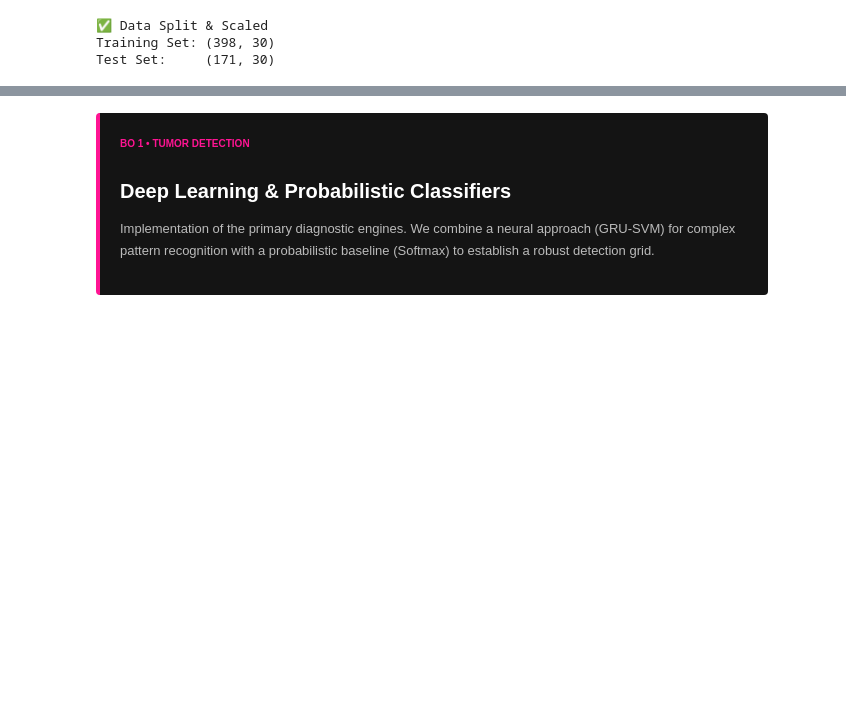
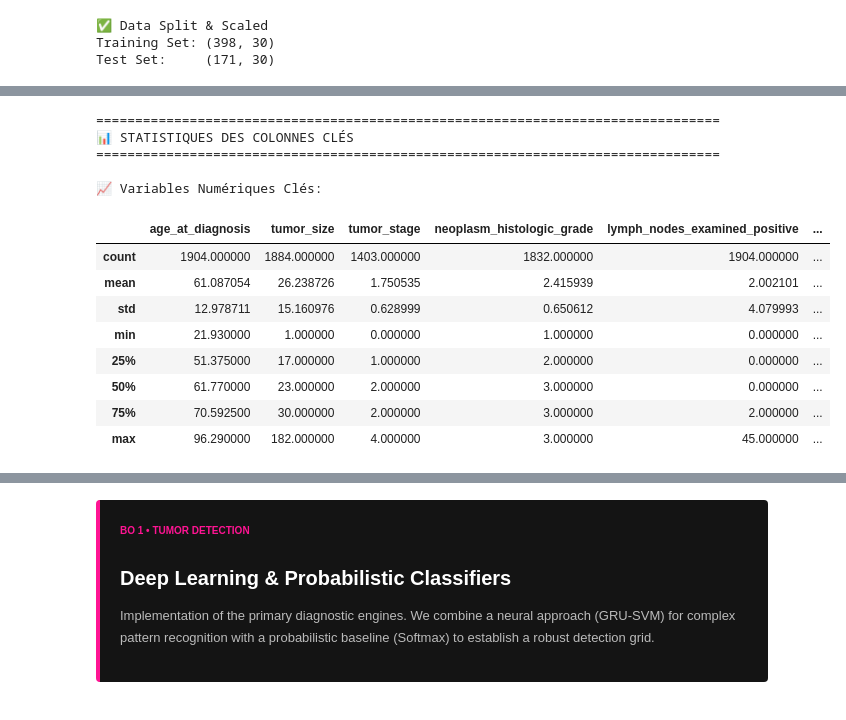
Before and after one commit to yasmineCH03/Breast_Cancer_Detection_ML_Project, a Jupyter notebook: Notebooks/synthesis_notebook.ipynb, the cells around one changed output, grey strips where cells are left out. Cells and saved outputs as stored; diff of their text form; code cells hidden in the pictures; blank space fills up the shorter version.

```diff
--- a/Notebooks/synthesis_notebook.ipynb
+++ b/Notebooks/synthesis_notebook.ipynb
@@ -1327,0 +1329,19 @@ Test Set:     (171, 30)
+# %%
+
+missing_total = df.isnull().sum().sum()
+missing_pct = (missing_total / (df.shape[0] * df.shape[1])) * 100
+
+print(f"\n❓ VALEURS MANQUANTES GLOBALES:")
+print(f"   Total: {missing_total:,} ({missing_pct:.2f}%)")
+
+# Top 20 colonnes avec plus de NaN
+missing_cols = df.isnull().sum()
+missing_cols = missing_cols[missing_cols > 0].sort_values(ascending=False)
+
+if len(missing_cols) > 0:
+    print(f"\n   Top 20 colonnes avec NaN:")
+    for i, (col, count) in enumerate(missing_cols.head(20).items(), 1):
+        pct = (count / len(df)) * 100
+        print(f"   {i:2d}. {col:40s}: {count:5d} ({pct:5.1f}%)")
+else:
+    print("\n   ✅ Aucune valeur manquante détectée!")
@@ -1327,0 +1366,54 @@ Test Set:     (171, 30)
+# %%
+print("\n" + "="*80)
+print("📊 STATISTIQUES DES COLONNES CLÉS")
+print("="*80)
+
+# Colonnes cliniques essentielles
+clinical_cols = [
+    'age_at_diagnosis',
+    'tumor_size',
+    'tumor_stage',
+    'neoplasm_histologic_grade',
+    'lymph_nodes_examined_positive',
+    'overall_survival_months',
+    'nottingham_prognostic_index'
+]
+
+available_clinical = [col for col in clinical_cols if col in df.columns]
+
+if available_clinical:
+    print("\n📈 Variables Numériques Clés:")
+    display(df[available_clinical].describe())
+# Colonnes catégorielles
+categorical_cols = [
+    'er_status',
+    'her2_status',
+    'pr_status',
+    'tumor_stage',
+    'cellularity',
+    'pam50_+_claudin-low_subtype',
+    'integrative_cluster'
+]
+
+available_categorical = [col for col in categorical_cols if col in df.columns]
+
+if available_categorical:
+    print("\n📋 Variables Catégorielles Clés:")
+    for col in available_categorical[:5]:  # Limiter à 5
+        print(f"\n{col}:")
+        print(df[col].value_counts().head())
+# %% [output]
+================================================================================
+📊 STATISTIQUES DES COLONNES CLÉS
+================================================================================
+
+📈 Variables Numériques Clés:
+|  | age_at_diagnosis | tumor_size | tumor_stage | neoplasm_histologic_grade | lymph_nodes_examined_positive | ... |
+| count | 1904.000000 | 1884.000000 | 1403.000000 | 1832.000000 | 1904.000000 | ... |
+| mean | 61.087054 | 26.238726 | 1.750535 | 2.415939 | 2.002101 | ... |
+| std | 12.978711 | 15.160976 | 0.628999 | 0.650612 | 4.079993 | ... |
+| min | 21.930000 | 1.000000 | 0.000000 | 1.000000 | 0.000000 | ... |
+| 25% | 51.375000 | 17.000000 | 1.000000 | 2.000000 | 0.000000 | ... |
+| 50% | 61.770000 | 23.000000 | 2.000000 | 3.000000 | 0.000000 | ... |
+| 75% | 70.592500 | 30.000000 | 2.000000 | 3.000000 | 2.000000 | ... |
+| max | 96.290000 | 182.000000 | 4.000000 | 3.000000 | 45.000000 | ... |
```
Also changed, not shown: parts of 10 cells of this notebook.
